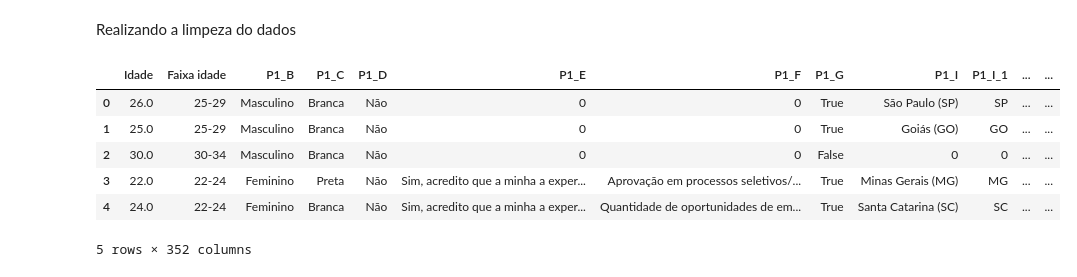
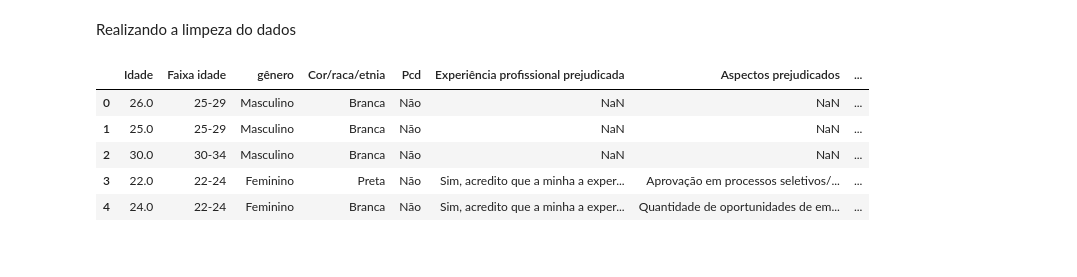
Before and after one commit to JoseVF5/Analysis-of-data-marketplace, a Jupyter notebook: Data_handling.ipynb, the cells around one changed output. Saved outputs shown, nothing was run; the diff lists cells and outputs as text; code cells hidden in the pictures.

```diff
--- a/Data_handling.ipynb
+++ b/Data_handling.ipynb
@@ -4,19 +4,32 @@ import pandas as pd
 # %% [markdown]
 Importando os dados e definindo Letras maiúsculas para o título das colunas
 # %%
-df = pd.read_csv('data_microdados.csv')
+df = pd.read_csv('data_microdados.csv', sep = ',', encoding = 'utf-8', skipinitialspace = True)
 df.columns = [x.upper() for x in df.columns]
 # %% [markdown]
 Realizando a limpeza do dados
 # %%
+pd.set_option('display.max_columns', None)
 df = df.rename(columns={'P1_A': 'Idade',
-                        'P1_A_1': 'Faixa idade'}).fillna(0).drop('P0', axis=1)
+                        'P1_A_1': 'Faixa idade',
+                        'P1_B': 'gênero',
+                        'P1_C': 'Cor/raca/etnia',
+                        'P1_D': 'Pcd',
+                        'P1_E': 'Experiência profissional prejudicada',
+                        'P1_F': 'Aspectos prejudicados',
+                        'P1_G': 'Vive no brasil',
+                        'P1_I': 'Estado onde mora',
+                        'P1_I_1': 'Uf onde mora',
+                        'P1_I_1': 'Região onde mora',
+                        'P1_J': 'Mudou de estado?',
+                        'P1_K': 'Regiao de origem',
+                        'P1_L': 'Nivel de ensino',
+                        'P1_M': 'Área de formação'}).drop('P0', axis=1)
 df.head()
 # %% [output]
-|  | Idade | Faixa idade | P1_B | P1_C | P1_D | P1_E | P1_F | P1_G | P1_I | P1_I_1 | ... | ... |
-| 0 | 26.0 | 25-29 | Masculino | Branca | Não | 0 | 0 | True | São Paulo (SP) | SP | ... | ... |
-| 1 | 25.0 | 25-29 | Masculino | Branca | Não | 0 | 0 | True | Goiás (GO) | GO | ... | ... |
-| 2 | 30.0 | 30-34 | Masculino | Branca | Não | 0 | 0 | False | 0 | 0 | ... | ... |
-| 3 | 22.0 | 22-24 | Feminino | Preta | Não | Sim, acredito que a minha a exper... | Aprovação em processos seletivos/... | True | Minas Gerais (MG) | MG | ... | ... |
-| 4 | 24.0 | 22-24 | Feminino | Branca | Não | Sim, acredito que a minha a exper... | Quantidade de oportunidades de em... | True | Santa Catarina (SC) | SC | ... | ... |
+|  | Idade | Faixa idade | gênero | Cor/raca/etnia | Pcd | Experiência profissional prejudicada | Aspectos prejudicados | ... |
+| 0 | 26.0 | 25-29 | Masculino | Branca | Não | NaN | NaN | ... |
+| 1 | 25.0 | 25-29 | Masculino | Branca | Não | NaN | NaN | ... |
+| 2 | 30.0 | 30-34 | Masculino | Branca | Não | NaN | NaN | ... |
+| 3 | 22.0 | 22-24 | Feminino | Preta | Não | Sim, acredito que a minha a exper... | Aprovação em processos seletivos/... | ... |
+| 4 | 24.0 | 22-24 | Feminino | Branca | Não | Sim, acredito que a minha a exper... | Quantidade de oportunidades de em... | ... |
-5 rows × 352 columns
```
